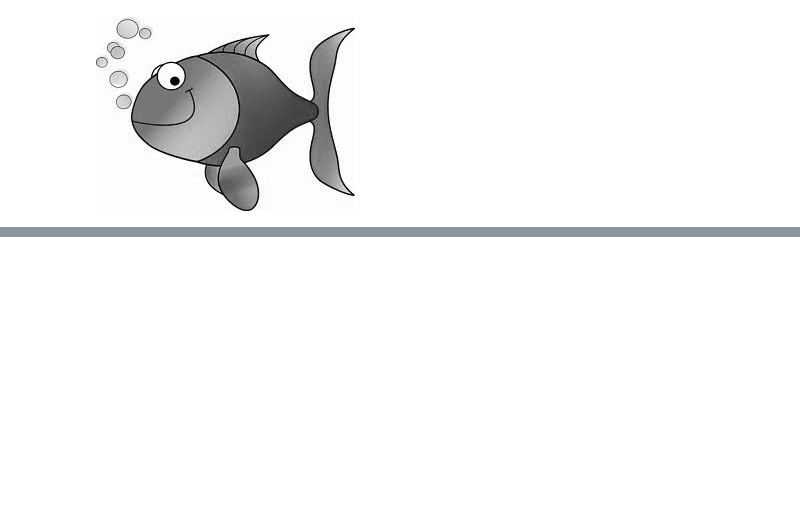
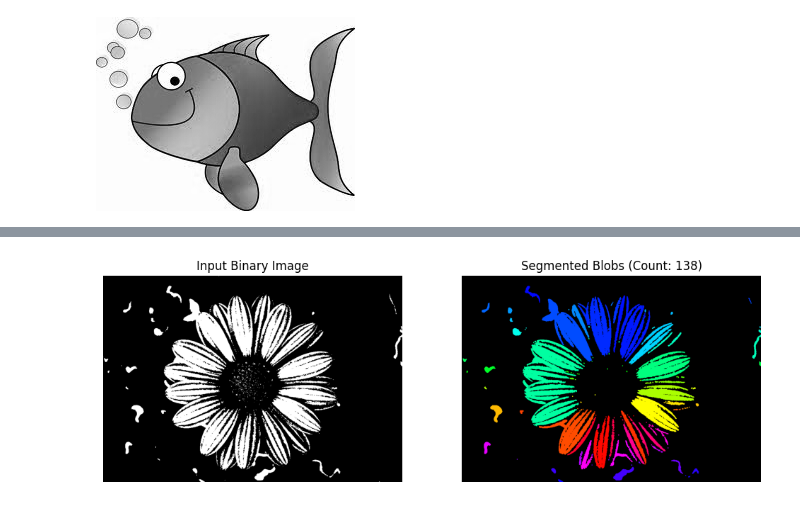
Before and after one commit to Lanaanvar/Deep-Learning, a Jupyter notebook: Set_3.ipynb, the cells around one changed output, grey strips where cells are left out. Saved outputs shown, nothing was run; the diff lists cells and outputs as text; code cells hidden in the pictures; blank space fills up the shorter version.

```diff
--- a/Set_3.ipynb
+++ b/Set_3.ipynb
@@ -281,0 +423,39 @@ Intensity Image:
+# %%
+import cv2
+import numpy as np
+import matplotlib.pyplot as plt
+
+# Load binary image (white blobs on black background)
+binary = cv2.imread('binary_image.png', cv2.IMREAD_GRAYSCALE)
+
+# Ensure it's binary (0 or 255)
+_, binary = cv2.threshold(binary, 127, 255, cv2.THRESH_BINARY)
+
+# Clean small noise (optional)
+kernel = np.ones((3, 3), np.uint8)
+binary_cleaned = cv2.morphologyEx(binary, cv2.MORPH_OPEN, kernel, iterations=1)
+
+# Connected components labeling
+num_labels, labels_im = cv2.connectedComponents(binary_cleaned)
+
+# Colorize blobs
+label_hue = np.uint8(179 * labels_im / np.max(labels_im))
+blank_ch = 255 * np.ones_like(label_hue)
+colored_labels = cv2.merge([label_hue, blank_ch, blank_ch])
+colored_labels = cv2.cvtColor(colored_labels, cv2.COLOR_HSV2BGR)
+colored_labels[label_hue == 0] = 0
+
+# Display results
+plt.figure(figsize=(12, 6))
+plt.subplot(1, 2, 1)
+plt.title('Input Binary Image')
+plt.imshow(binary, cmap='gray')
+plt.axis('off')
+
+plt.subplot(1, 2, 2)
+plt.title(f'Segmented Blobs (Count: {num_labels - 1})')
+plt.imshow(colored_labels)
+plt.axis('off')
+plt.show()
+# %% [output]
+[figure, added]
```
Also changed, not shown: parts of 5 cells of this notebook.
